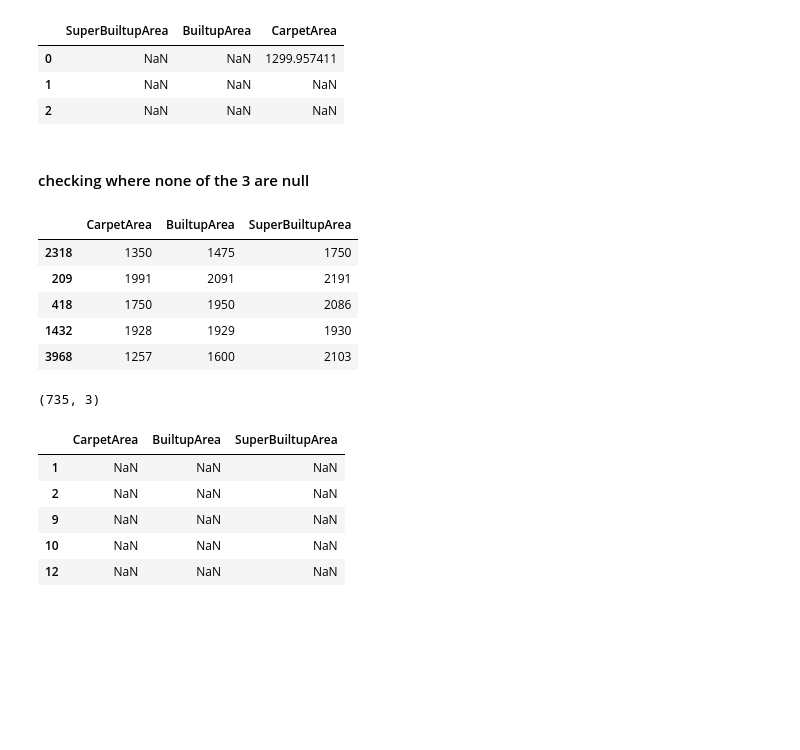
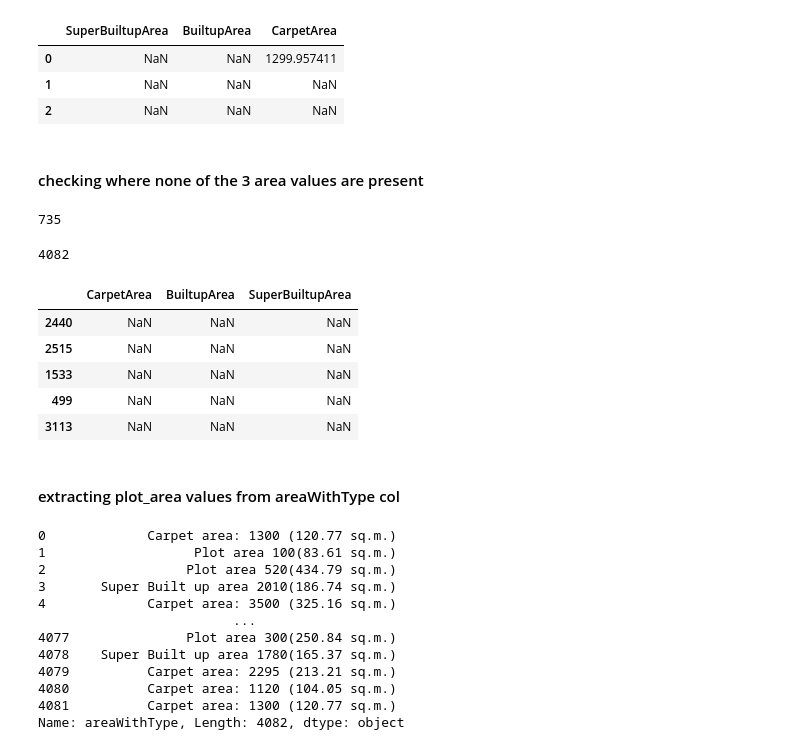
Before and after one commit to Sarvesh-Kesharwani/HousePrice_MegaProject, a Jupyter notebook: 2. data_cleaning/5. FEing next feature.ipynb, the cells around one changed output. Cells and saved outputs as stored; diff of their text form; code cells hidden in the pictures; blank space fills up the shorter version.

Commit message:
going to fetch plot_area feature next

```diff
--- a/2. data_cleaning/5. FEing next feature.ipynb
+++ b/2. data_cleaning/5. FEing next feature.ipynb
@@ -3,7 +3,7 @@
 # %%
 import pandas as pd
 pd.set_option('display.max_columns', None)
-pd.set_option('display.max_colwidth', 100)
+pd.set_option('display.max_colwidth', 1000)
 data = pd.read_csv(r'../2. data_cleaning\4.1 some cols FEed.csv')
 data.head(3)
 # %% [output]
@@ -114,26 +215,21 @@ data[['SuperBuiltupArea', 'BuiltupArea',	'CarpetArea']].head(3)
 | 1 | NaN | NaN | NaN |
 | 2 | NaN | NaN | NaN |
 # %% [markdown]
-#### checking where none of the 3 are null
+#### checking where none of the 3 area values are present
+# %%
+data[(data['CarpetArea'].isnull() & data['BuiltupArea'].isnull() & data['SuperBuiltupArea'].isnull())][['CarpetArea', 'BuiltupArea', 'SuperBuiltupArea']].shape[0]
+# %% [output]
+735
+# %%
+data.shape[0]
+# %% [output]
+4082
 # %%
-data[~(data['CarpetArea'].isnull() | data['BuiltupArea'].isnull() | data['SuperBuiltupArea'].isnull())][['CarpetArea', 'BuiltupArea', 'SuperBuiltupArea']].sample(5)
+data[(data['CarpetArea'].isnull() & data['BuiltupArea'].isnull() & data['SuperBuiltupArea'].isnull())][['CarpetArea', 'BuiltupArea', 'SuperBuiltupArea']].sample(5)
 # %% [output]
 |  | CarpetArea | BuiltupArea | SuperBuiltupArea |
-| 2318 | 1350 | 1475 | 1750 |
-| 209 | 1991 | 2091 | 2191 |
-| 418 | 1750 | 1950 | 2086 |
-| 1432 | 1928 | 1929 | 1930 |
-| 3968 | 1257 | 1600 | 2103 |
+| 2440 | NaN | NaN | NaN |
+| 2515 | NaN | NaN | NaN |
+| 1533 | NaN | NaN | NaN |
+| 499 | NaN | NaN | NaN |
+| 3113 | NaN | NaN | NaN |
-# %%
-data[(data['CarpetArea'].isnull() & data['BuiltupArea'].isnull() & data['SuperBuiltupArea'].isnull())][['CarpetArea', 'BuiltupArea', 'SuperBuiltupArea']].shape
-# %% [output]
-(735, 3)
-# %%
-data[(data['CarpetArea'].isnull() & data['BuiltupArea'].isnull() & data['SuperBuiltupArea'].isnull())][['CarpetArea', 'BuiltupArea', 'SuperBuiltupArea']].head()
-# %% [output]
-|  | CarpetArea | BuiltupArea | SuperBuiltupArea |
-| 1 | NaN | NaN | NaN |
-| 2 | NaN | NaN | NaN |
-| 9 | NaN | NaN | NaN |
-| 10 | NaN | NaN | NaN |
-| 12 | NaN | NaN | NaN |
@@ -139,0 +238,17 @@ data[(data['CarpetArea'].isnull() & data['BuiltupArea'].isnull() & data['SuperBu
+# %% [markdown]
+#### extracting plot_area values from areaWithType col
+# %%
+data['areaWithType']
+# %% [output]
+0             Carpet area: 1300 (120.77 sq.m.)
+1                   Plot area 100(83.61 sq.m.)
+2                  Plot area 520(434.79 sq.m.)
+3       Super Built up area 2010(186.74 sq.m.)
+4             Carpet area: 3500 (325.16 sq.m.)
+                         ...
+4077               Plot area 300(250.84 sq.m.)
+4078    Super Built up area 1780(165.37 sq.m.)
+4079          Carpet area: 2295 (213.21 sq.m.)
+4080          Carpet area: 1120 (104.05 sq.m.)
+4081          Carpet area: 1300 (120.77 sq.m.)
+Name: areaWithType, Length: 4082, dtype: object
```
Also changed, not shown: parts of 18 cells of this notebook.
